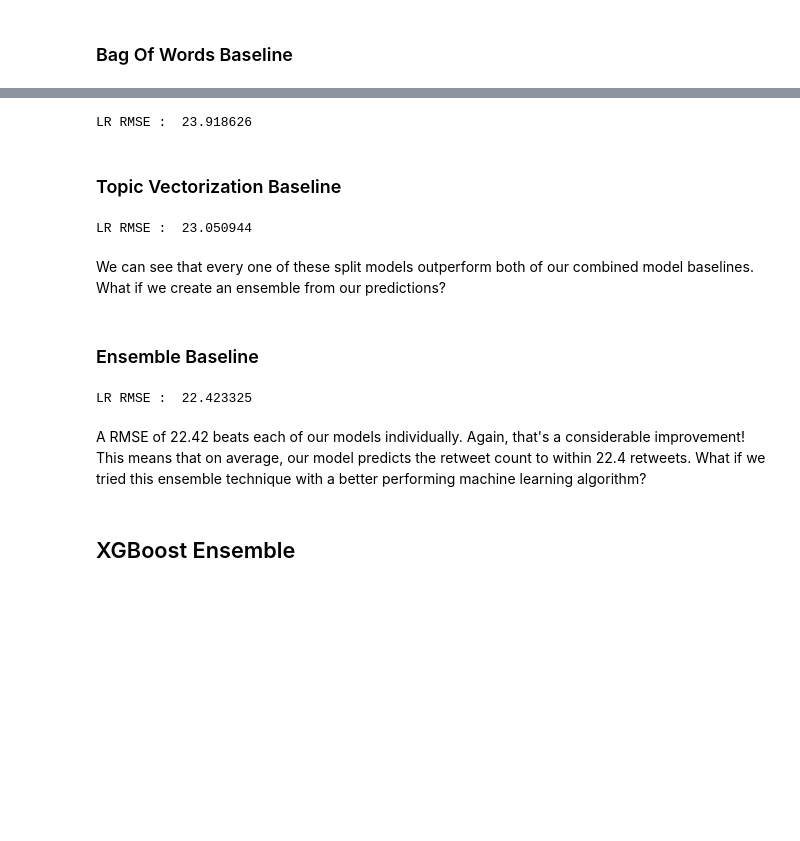
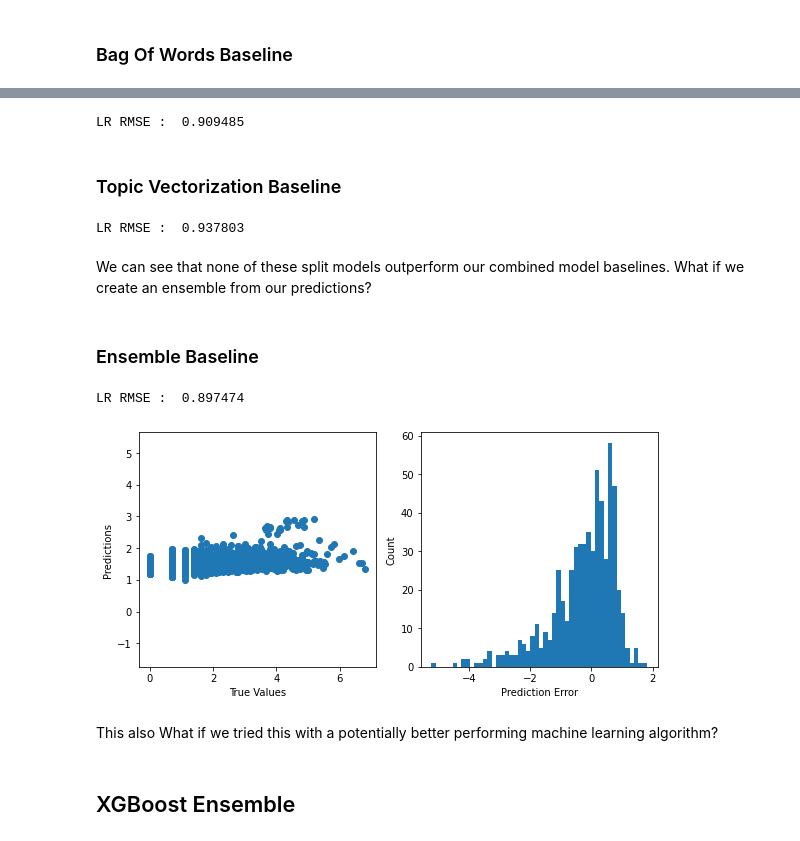
Before and after one commit to thegrandblooms/Information_Propagation_Analysis, a Jupyter notebook: Information Propagation Analysis.ipynb, the cells around one changed output, grey strips where cells are left out. Saved outputs shown, nothing was run; the diff lists cells and outputs as text; code cells hidden in the pictures; blank space fills up the shorter version.

Commit message:
more cleanup, tabnet pipeline, ensemble models

```diff
--- a/Information Propagation Analysis.ipynb
+++ b/Information Propagation Analysis.ipynb
@@ -308,15 +401,7 @@ LR RMSE :  23.154065
 # %% [markdown]
 ### Bag Of Words Baseline
 # %%
-# Filtering Data
-bow_filtered = filtered_df[['retweets']].join(BOW)
-
-# Data Preparation
-X = bow_filtered.drop(['retweets'], axis=1)
-y = bow_filtered['retweets']
-X_train, X_test, y_train, y_test = train_test_split(X, y, random_state=42)
-
 # Linear Regression
-linreg = LinearRegression().fit(X_train, y_train)
-bow_pred = linreg.predict(X_test); linreg_rmse = np.sqrt(MSE(y_test, bow_pred)); print("LR RMSE : % f" %(linreg_rmse))
+linreg = LinearRegression().fit(X_train.filter(regex='_BOW'), y_train)
+bow_pred = linreg.predict(X_val.filter(regex='_BOW')); linreg_rmse = np.sqrt(MSE(y_val, bow_pred)); print("LR RMSE : % f" %(linreg_rmse))
 # %% [output]
@@ -326,44 +411,32 @@ LR RMSE :  23.480091
 # %%
-# Filtering Data
-emb_filtered = filtered_df[['retweets']].join(emb)
-
-# Data Preparation
-X = emb_filtered.drop(['retweets'], axis=1)
-y = emb_filtered['retweets']
-X_train, X_test, y_train, y_test = train_test_split(X, y, random_state=42)
-
 # Linear Regression
-linreg = LinearRegression().fit(X_train, y_train)
-emb_pred = linreg.predict(X_test); linreg_rmse = np.sqrt(MSE(y_test, emb_pred)); print("LR RMSE : % f" %(linreg_rmse))
+linreg = LinearRegression().fit(X_train.filter(regex='_EMB'), y_train)
+emb_pred = linreg.predict(X_val.filter(regex='_EMB')); linreg_rmse = np.sqrt(MSE(y_val, emb_pred)); print("LR RMSE : % f" %(linreg_rmse))
 # %% [output]
-LR RMSE :  23.918626
+LR RMSE :  0.909485
 # %% [markdown]
 ### Topic Vectorization Baseline
 # %%
-# Filtering Data
-top_filtered = filtered_df[['retweets']].join(top)
-
-# Data Preparation
-X = top_filtered.drop(['retweets'], axis=1)
-y = top_filtered['retweets']
-X_train, X_test, y_train, y_test = train_test_split(X, y, random_state=42)
-
 # Linear Regression
-linreg = LinearRegression().fit(X_train, y_train)
-top_pred = linreg.predict(X_test); linreg_rmse = np.sqrt(MSE(y_test, top_pred)); print("LR RMSE : % f" %(linreg_rmse))
+linreg = LinearRegression().fit(X_train.filter(regex='_TOP'), y_train)
+top_pred = linreg.predict(X_val.filter(regex='_TOP')); linreg_rmse = np.sqrt(MSE(y_val, top_pred)); print("LR RMSE : % f" %(linreg_rmse))
 # %% [output]
-LR RMSE :  23.050944
+LR RMSE :  0.937803
 # %% [markdown]
-We can see that every one of these split models outperform both of our combined model baselines. What if we create an ensemble from our predictions?
+We can see that none of these split models outperform our combined model baselines. What if we create an ensemble from our predictions?
 # %% [markdown]
 ### Ensemble Baseline
 # %%
 ensemble = pd.DataFrame([meta_pred, bow_pred, emb_pred, top_pred]).transpose().mean(axis=1)
-ensemble_rmse = np.sqrt(MSE(y_test, ensemble)); print("LR RMSE : % f" %(ensemble_rmse))
+ensemble_rmse = np.sqrt(MSE(y_val, ensemble)); print("LR RMSE : % f" %(ensemble_rmse))
 # %% [output]
-LR RMSE :  22.423325
+LR RMSE :  0.897474
-# %% [markdown]
-A RMSE of 22.42 beats each of our models individually. Again, that's a considerable improvement! This means that on average, our model predicts the retweet count to within 22.4 retweets. What if we tried this ensemble technique with a better performing machine learning algorithm?
+# %%
+plot_prediction(y_val, ensemble)
+# %% [output]
+[figure, added]
+# %% [markdown]
+This also What if we tried this with a potentially better performing machine learning algorithm?
 # %% [markdown]
 ## XGBoost Ensemble
 # %% [markdown]
```
Also changed, not shown: parts of 203 cells of this notebook, 1 other file.
